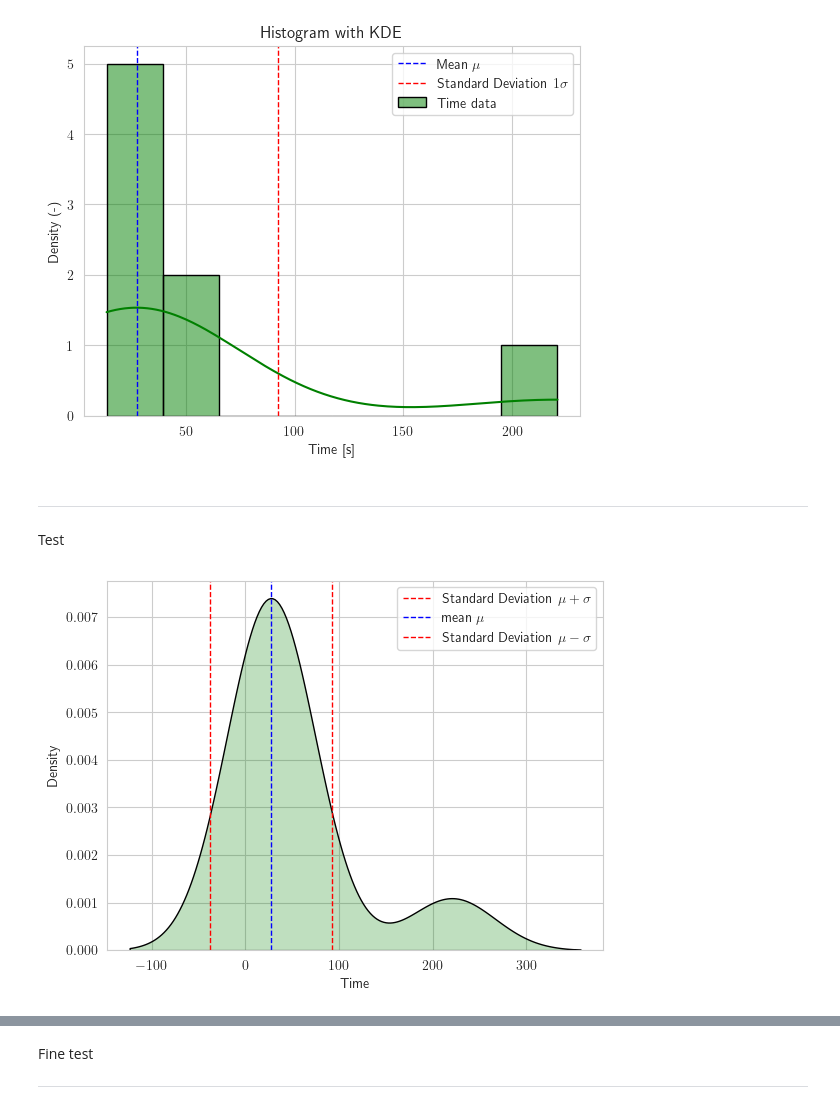
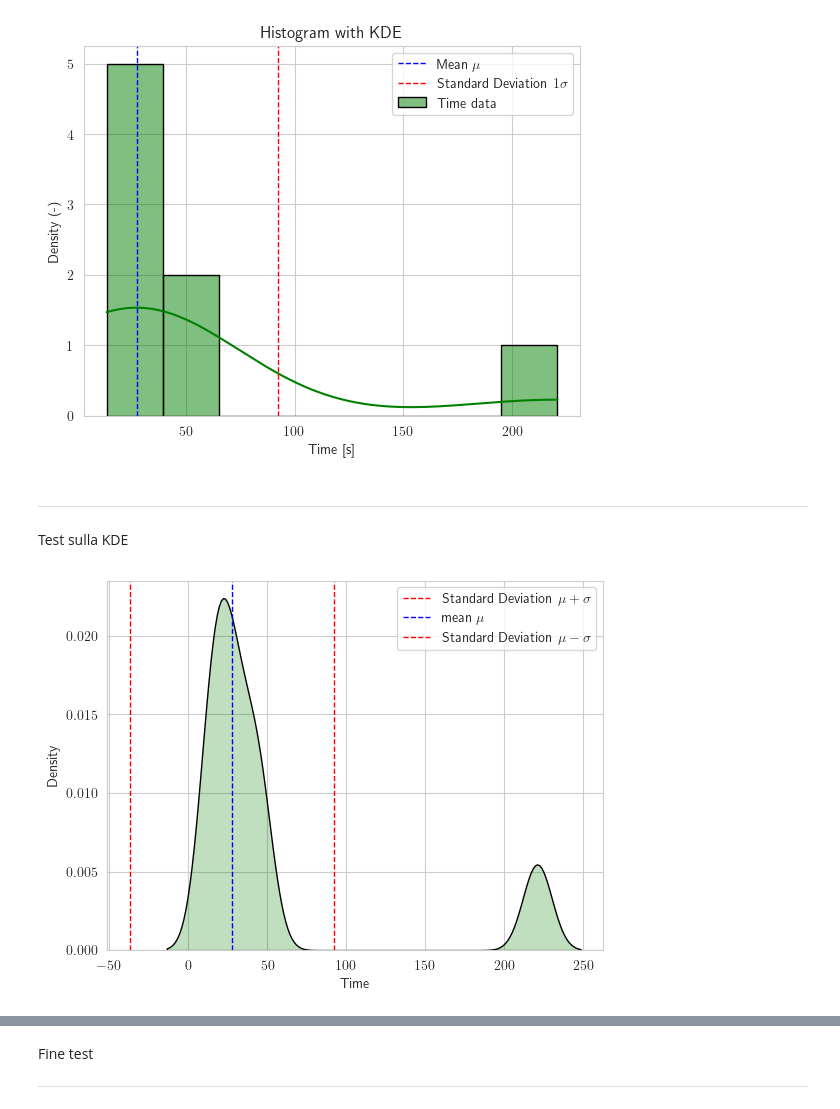
Before and after one commit to 96mat/ENRK, a Jupyter notebook: Report.ipynb, the cells around one changed output, grey strips where cells are left out. Saved outputs shown, nothing was run; the diff lists cells and outputs as text; code cells hidden in the pictures.

```diff
--- a/Report.ipynb
+++ b/Report.ipynb
@@ -12,6 +12,7 @@ plt.rc('font', family='serif')
 # %%
 dfg=pd.read_excel('Datas.xlsx')
 dfg.columns=[r"Reg(cm)","Shim(digit)","initial_Reg","initial_shim","Diff. $\rho$","Int. $\rho$","Time","STD_Time $\sigma$"]
+dfg[["Diff. $\rho$", "Int. $\rho$"]] *= 10**5
 dfg
 # %% [output]
 |  | Reg(cm) | Shim(digit) | initial_Reg | initial_shim | Diff. $\rho$ | Int. $\rho$ | Time | ... |
@@ -212,19 +234,19 @@ plt.show()
 [figure]
 # %% [markdown]
 ----
-Test
+Test sulla KDE
 # %%
 sns.set_style("whitegrid")
 #sns.displot(x=dfg.iloc[:,6], kind="kde")
-sns.kdeplot(x=dfg.iloc[:,6], color='g', fill=True, edgecolor='black')
+sns.kdeplot(x=dfg.iloc[:,6], color='g', fill=True, edgecolor='black',bw_adjust=0.2)
 plt.axvline(mean+std_dev, color='red', linestyle='--', linewidth=1,label=r"Standard Deviation $\mu+\sigma$")
 plt.axvline(mean, color='blue', linestyle='--', linewidth=1,label=r"mean $\mu$")
 plt.axvline(mean-std_dev, color='red', linestyle='--', linewidth=1,label=r"Standard Deviation $\mu -\sigma$")
 #sns.displot(x=dfg.iloc[:,6], bins=8)
 plt.legend()
 plt.show()
 # %% [output]
-[figure, old version]
+[figure, new version]
 # %%
 from scipy.stats import rv_histogram
 import numpy as np
```
Also changed, not shown: parts of 34 cells of this notebook.
